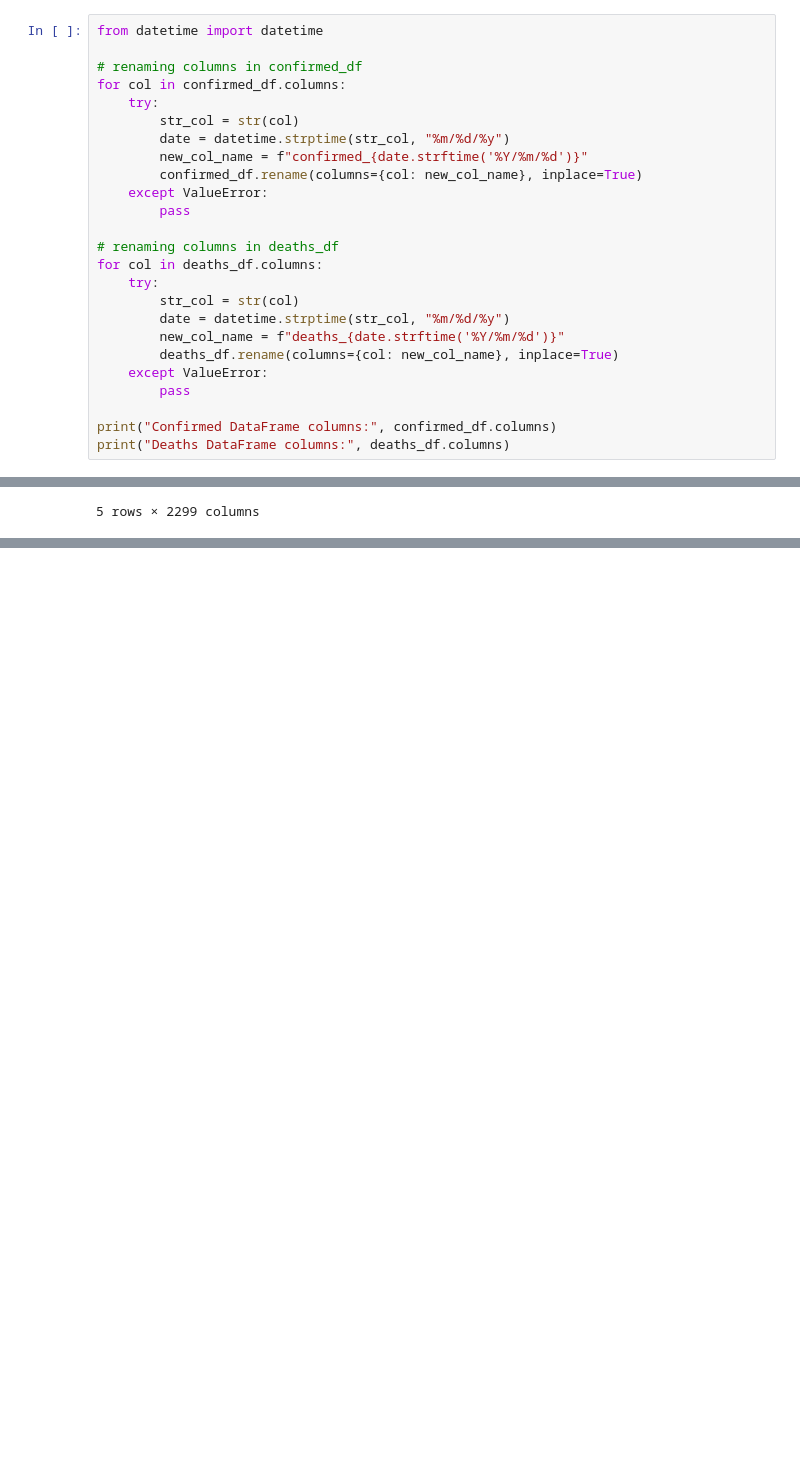
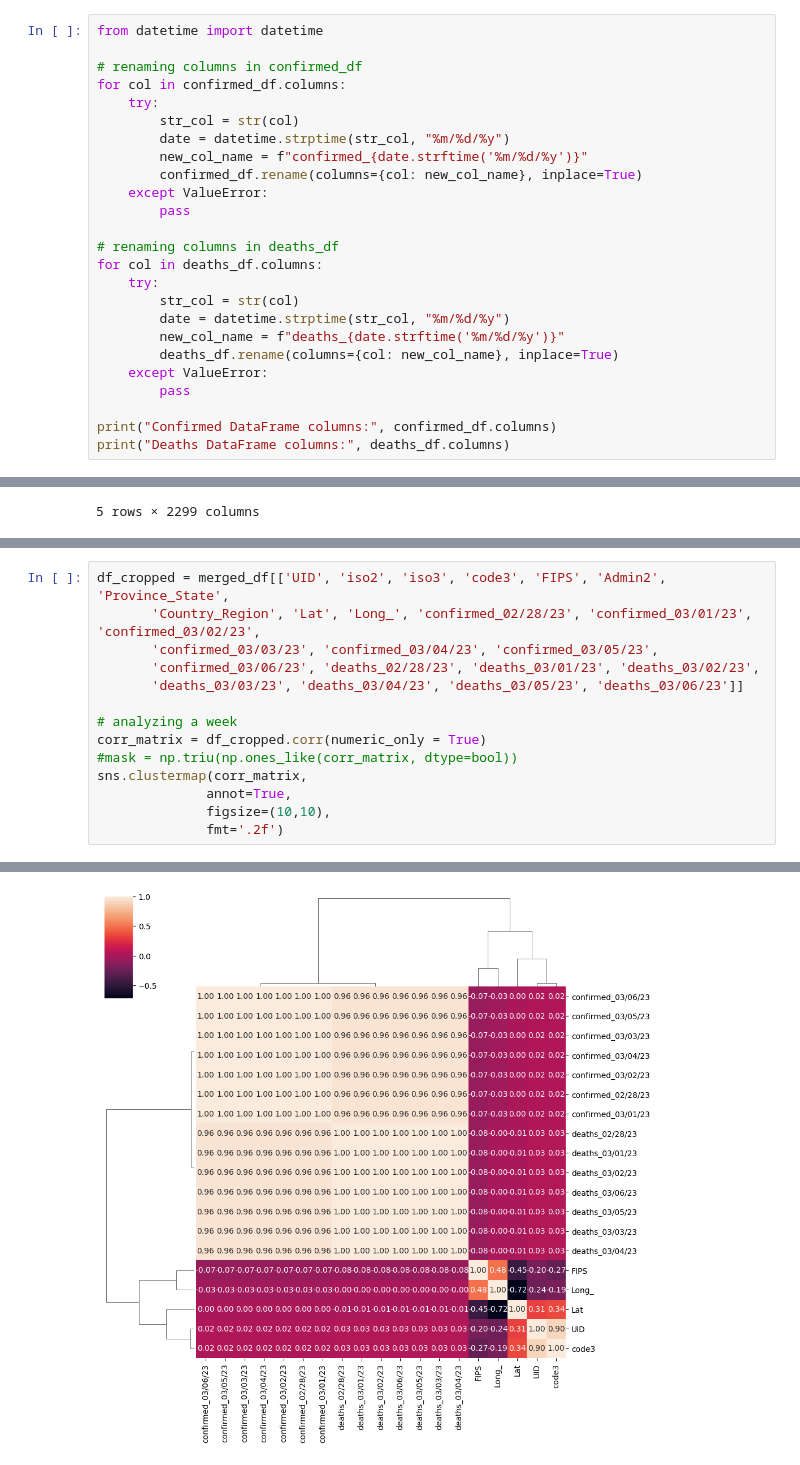
Before and after one commit to joshmatni/cs431-project, a Jupyter notebook: eda_covid.ipynb, the cells around one changed output, grey strips where cells are left out. Cells and saved outputs as stored; diff of their text form; blank space fills up the shorter version.

Commit message:
merged confirmed and deaths csvs

```diff
--- a/eda_covid.ipynb
+++ b/eda_covid.ipynb
@@ -141,7 +135,7 @@ for col in confirmed_df.columns:
     try:
         str_col = str(col)
         date = datetime.strptime(str_col, "%m/%d/%y")
-        new_col_name = f"confirmed_{date.strftime('%Y/%m/%d')}"
+        new_col_name = f"confirmed_{date.strftime('%m/%d/%y')}"
         confirmed_df.rename(columns={col: new_col_name}, inplace=True)
     except ValueError:
         pass
@@ -151,7 +145,7 @@ for col in deaths_df.columns:
     try:
         str_col = str(col)
         date = datetime.strptime(str_col, "%m/%d/%y")
-        new_col_name = f"deaths_{date.strftime('%Y/%m/%d')}"
+        new_col_name = f"deaths_{date.strftime('%m/%d/%y')}"
         deaths_df.rename(columns={col: new_col_name}, inplace=True)
     except ValueError:
         pass
@@ -222,0 +217,15 @@ Index(['UID', 'iso2', 'iso3', 'code3', 'FIPS', 'Admin2', 'Province_State',
+# %%
+df_cropped = merged_df[['UID', 'iso2', 'iso3', 'code3', 'FIPS', 'Admin2', 'Province_State',
+       'Country_Region', 'Lat', 'Long_', 'confirmed_02/28/23', 'confirmed_03/01/23', 'confirmed_03/02/23',
+       'confirmed_03/03/23', 'confirmed_03/04/23', 'confirmed_03/05/23',
+       'confirmed_03/06/23', 'deaths_02/28/23', 'deaths_03/01/23', 'deaths_03/02/23',
+       'deaths_03/03/23', 'deaths_03/04/23', 'deaths_03/05/23', 'deaths_03/06/23']]
+
+# analyzing a week
+corr_matrix = df_cropped.corr(numeric_only = True)
+#mask = np.triu(np.ones_like(corr_matrix, dtype=bool))
+sns.clustermap(corr_matrix,
+              annot=True,
+              figsize=(10,10),
+              fmt='.2f')
+# %% [output]
@@ -222,0 +233 @@ Index(['UID', 'iso2', 'iso3', 'code3', 'FIPS', 'Admin2', 'Province_State',
+[figure, added]
```
Also changed, not shown: parts of 7 cells of this notebook.
